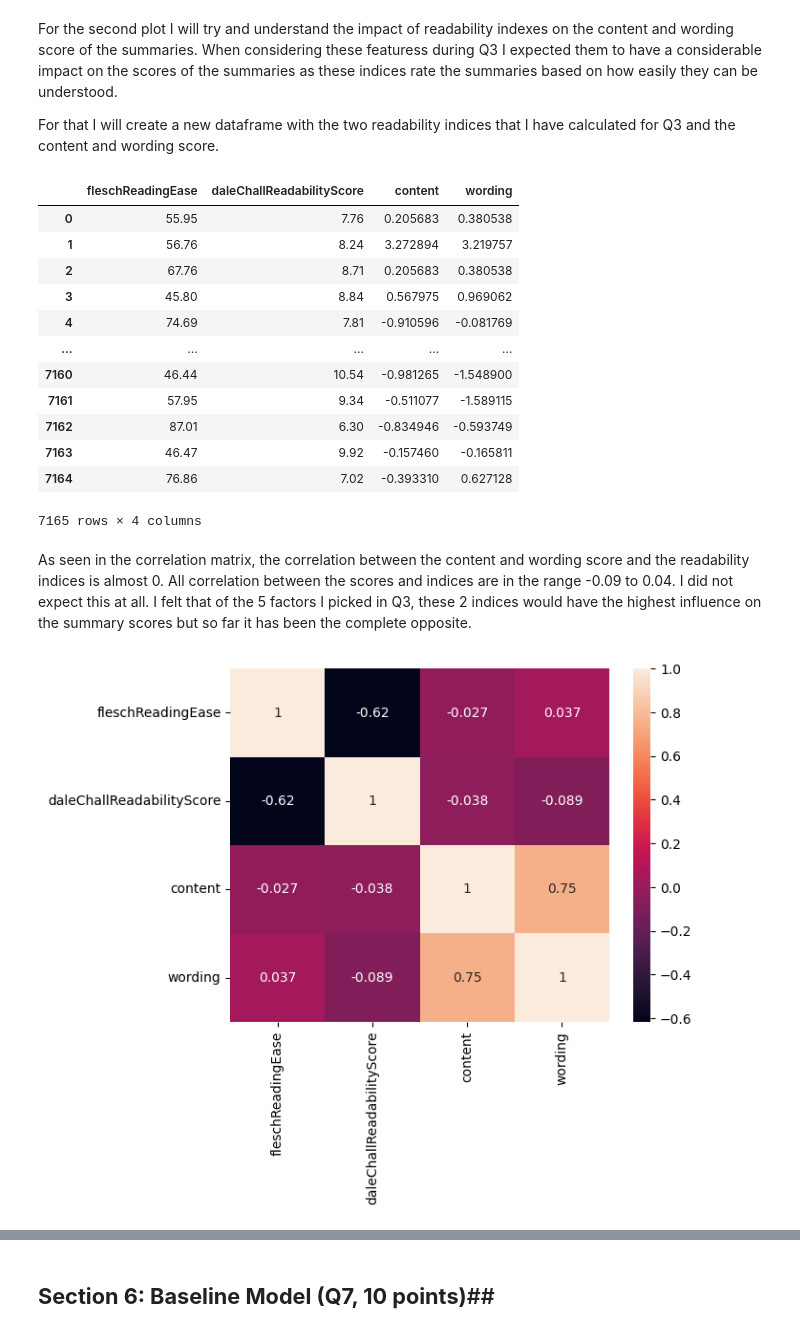
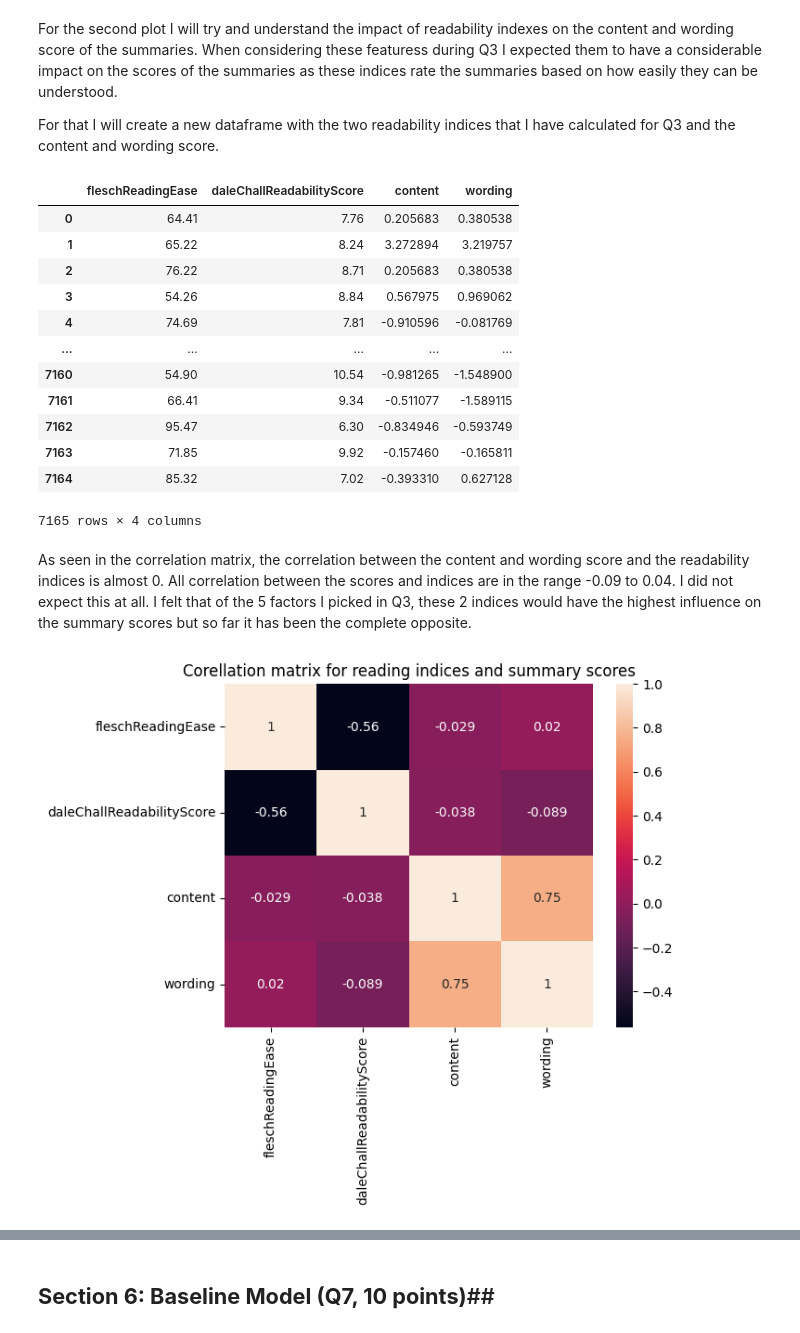
Before and after one commit to PrathameshBagal/Data-Science, a Jupyter notebook: cse519_hw2_Bagal_Prathamesh_115612879.ipynb, the cells around one changed output, grey strips where cells are left out. Saved outputs shown, nothing was run; the diff lists cells and outputs as text; code cells hidden in the pictures.

```diff
--- a/cse519_hw2_Bagal_Prathamesh_115612879.ipynb
+++ b/cse519_hw2_Bagal_Prathamesh_115612879.ipynb
@@ -291,6 +331,7 @@ Feature 2 is the dale challe readability score which returns the grade level a p
 I feel that for a summary to be classified as a good one, it should be understood by a vast majority of the people. If a summary has a lot of difficult words, then there is a chance that a lot of people do not understand certain sentences in the summary. This in my opinion could be used to mark a summary down. Beacuse of this reasoning, I have included the number of diffiult words per summary in the features table.
 # %%
 # Implementation help from https://www.kaggle.com/code/kononenko/pip-install-textstat-mit
+
 sys.path.append("/kaggle/working/package")
 
 methods = ["flesch_reading_ease",
@@ -298,7 +339,7 @@ methods = ["flesch_reading_ease",
            "difficult_words",
            ]
 
-textData= df["text"][:N]
+textData= df["text"]
 fleschReadingEase=[None]*N
 daleChallReadabilityScore=[None]*N
 difficultWords=[None]*N
@@ -706,5 +784,5 @@ To come up with plots that revealing something interesting about the data, I had
 # %%
 # Recalculating the length of the summary for the cleaned text after the removal of stop words.
 additionalFeatures["textLetters"]= additionalFeatures["cleanedText"].str.len()
-# additionalFeatures = additionalFeatures.drop(["cleanedText"],axis=1)
+additionalFeatures = additionalFeatures.drop(["cleanedText"],axis=1)
 additionalFeatures
@@ -775,23 +863,24 @@ plot2Df["wording"]=df["wording"]
 plot2Df
 # %% [output]
 |  | fleschReadingEase | daleChallReadabilityScore | content | wording |
-| 0 | 55.95 | 7.76 | 0.205683 | 0.380538 |
-| 1 | 56.76 | 8.24 | 3.272894 | 3.219757 |
-| 2 | 67.76 | 8.71 | 0.205683 | 0.380538 |
-| 3 | 45.80 | 8.84 | 0.567975 | 0.969062 |
+| 0 | 64.41 | 7.76 | 0.205683 | 0.380538 |
+| 1 | 65.22 | 8.24 | 3.272894 | 3.219757 |
+| 2 | 76.22 | 8.71 | 0.205683 | 0.380538 |
+| 3 | 54.26 | 8.84 | 0.567975 | 0.969062 |
 | 4 | 74.69 | 7.81 | -0.910596 | -0.081769 |
 | ... | ... | ... | ... | ... |
-| 7160 | 46.44 | 10.54 | -0.981265 | -1.548900 |
-| 7161 | 57.95 | 9.34 | -0.511077 | -1.589115 |
-| 7162 | 87.01 | 6.30 | -0.834946 | -0.593749 |
-| 7163 | 46.47 | 9.92 | -0.157460 | -0.165811 |
-| 7164 | 76.86 | 7.02 | -0.393310 | 0.627128 |
+| 7160 | 54.90 | 10.54 | -0.981265 | -1.548900 |
+| 7161 | 66.41 | 9.34 | -0.511077 | -1.589115 |
+| 7162 | 95.47 | 6.30 | -0.834946 | -0.593749 |
+| 7163 | 71.85 | 9.92 | -0.157460 | -0.165811 |
+| 7164 | 85.32 | 7.02 | -0.393310 | 0.627128 |
 7165 rows × 4 columns
 # %% [markdown]
 As seen in the correlation matrix, the correlation between the content and wording score and the readability indices is almost 0. All correlation between the scores and indices are in the range -0.09 to 0.04. I did not expect this at all. I felt that of the 5 factors I picked in Q3, these 2 indices would have the highest influence on the summary scores but so far it has been the complete opposite.
 # %%
 sns.heatmap(plot2Df.corr(),annot=True)
+plt.title("Corellation matrix for reading indices and summary scores")
 plt.show()
 # %% [output]
-[figure, old version]
+[figure, new version]
 # %% [markdown]
```
Also changed, not shown: parts of 66 cells of this notebook.
